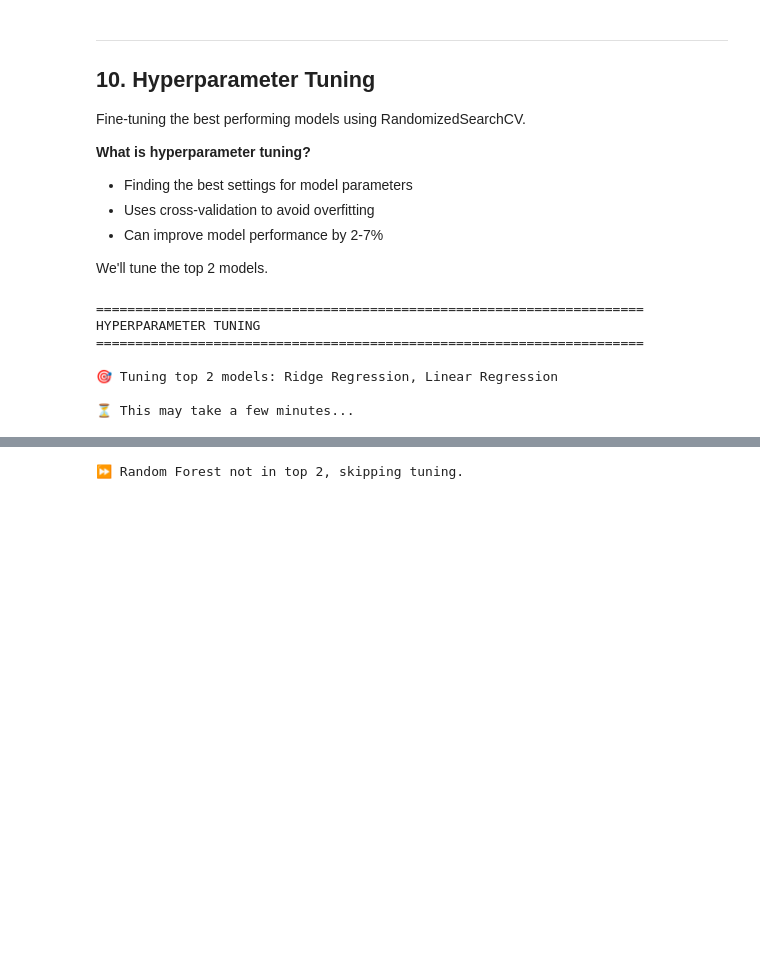
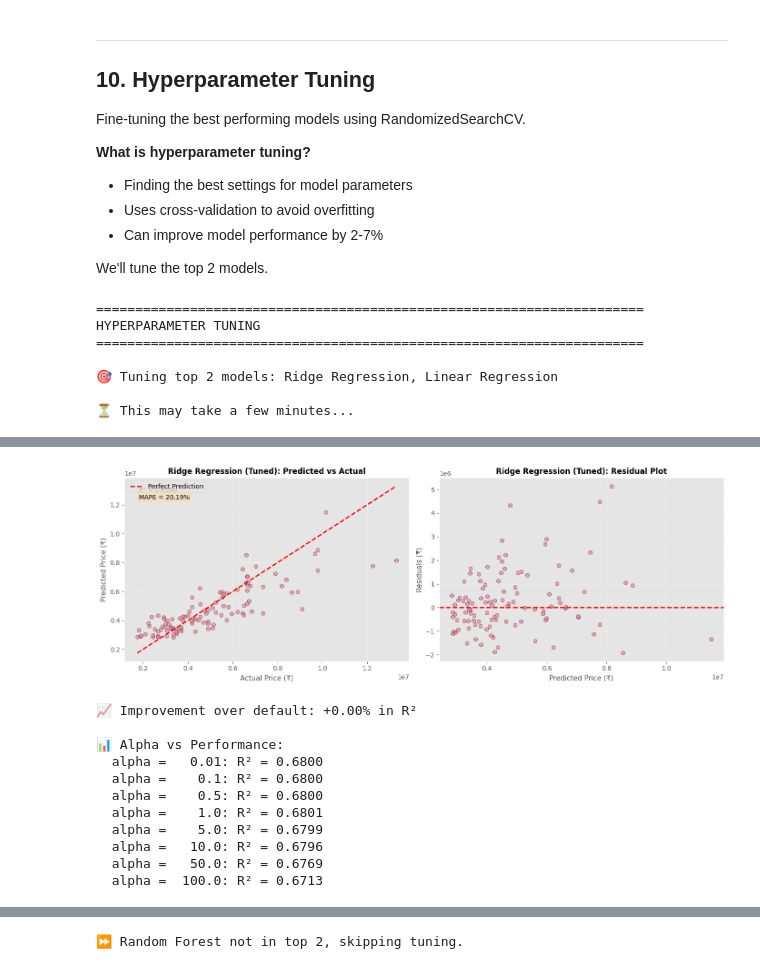
Before and after one commit to Ahassan200/Real-Estate-Data-Science-Project, a Jupyter notebook: notebooks/modelling.ipynb, the cells around one changed output, grey strips where cells are left out. Drawn from its saved outputs; the diff is of its cells as text; code cells hidden in the pictures; blank space fills up the shorter version.

```diff
--- a/notebooks/modelling.ipynb
+++ b/notebooks/modelling.ipynb
@@ -1120,0 +1128,63 @@ HYPERPARAMETER TUNING
+# %%
+# ============================================================================
+# TUNE RIDGE REGRESSION
+# ============================================================================
+
+if 'Ridge Regression' in top_models:
+    print("-"*70)
+    print("TUNING: RIDGE REGRESSION")
+    print("-"*70)
+
+    # Define parameter grid
+    ridge_param_grid = {
+        'alpha': [0.01, 0.1, 0.5, 1.0, 5.0, 10.0, 50.0, 100.0]
+    }
+
+    print(f"\n📋 Parameter Grid:")
+    for param, values in ridge_param_grid.items():
+        print(f"  {param}: {values}")
+
+    # Grid search (exhaustive since only 1 parameter)
+    ridge_grid_search = GridSearchCV(
+        Ridge(random_state=RANDOM_STATE),
+        ridge_param_grid,
+        cv=5,                   # 5-fold cross-validation
+        scoring='r2',
+        n_jobs=-1,
+        verbose=1
+    )
+
+    print(f"\n⏳ Running GridSearchCV (8 alpha values, 5-fold CV)...")
+    start_time = time.time()
+
+    ridge_grid_search.fit(X_train_scaled, y_train)
+
+    tune_time = time.time() - start_time
+    print(f"\n✓ Tuning completed in {tune_time:.2f} seconds")
+
+    # Best parameters
+    print(f"\n🎯 Best Parameters:")
+    for param, value in ridge_grid_search.best_params_.items():
+        print(f"  {param}: {value}")
+
+    print(f"\n📊 Best CV Score (R²): {ridge_grid_search.best_score_:.4f}")
+
+    # Evaluate tuned model
+    ridge_tuned_model = ridge_grid_search.best_estimator_
+    y_pred_ridge_tuned = ridge_tuned_model.predict(X_test_scaled)
+    ridge_tuned_metrics = evaluate_model(y_test, y_pred_ridge_tuned, "Ridge Regression (Tuned)", show_plot=True)
+
+    # Compare improvement
+    improvement = ((ridge_tuned_metrics['r2'] - ridge_metrics['r2']) / ridge_metrics['r2']) * 100
+    print(f"\n📈 Improvement over default: {improvement:+.2f}% in R²")
+
+    # Show how alpha affects performance
+    print(f"\n📊 Alpha vs Performance:")
+    results_df = pd.DataFrame(ridge_grid_search.cv_results_)
+    for idx, row in results_df[['param_alpha', 'mean_test_score']].iterrows():
+        print(f"  alpha = {row['param_alpha']:>6}: R² = {row['mean_test_score']:.4f}")
+
+else:
+    print("\n⏩ Ridge Regression not in top 2, skipping tuning.")
+    ridge_tuned_metrics = None
+# %% [output]
@@ -1120,0 +1208,12 @@ HYPERPARAMETER TUNING
+[figure, added]
+📈 Improvement over default: +0.00% in R²
+
+📊 Alpha vs Performance:
+  alpha =   0.01: R² = 0.6800
+  alpha =    0.1: R² = 0.6800
+  alpha =    0.5: R² = 0.6800
+  alpha =    1.0: R² = 0.6801
+  alpha =    5.0: R² = 0.6799
+  alpha =   10.0: R² = 0.6796
+  alpha =   50.0: R² = 0.6769
+  alpha =  100.0: R² = 0.6713
```
Also changed, not shown: parts of 14 cells of this notebook, 1 other file.
